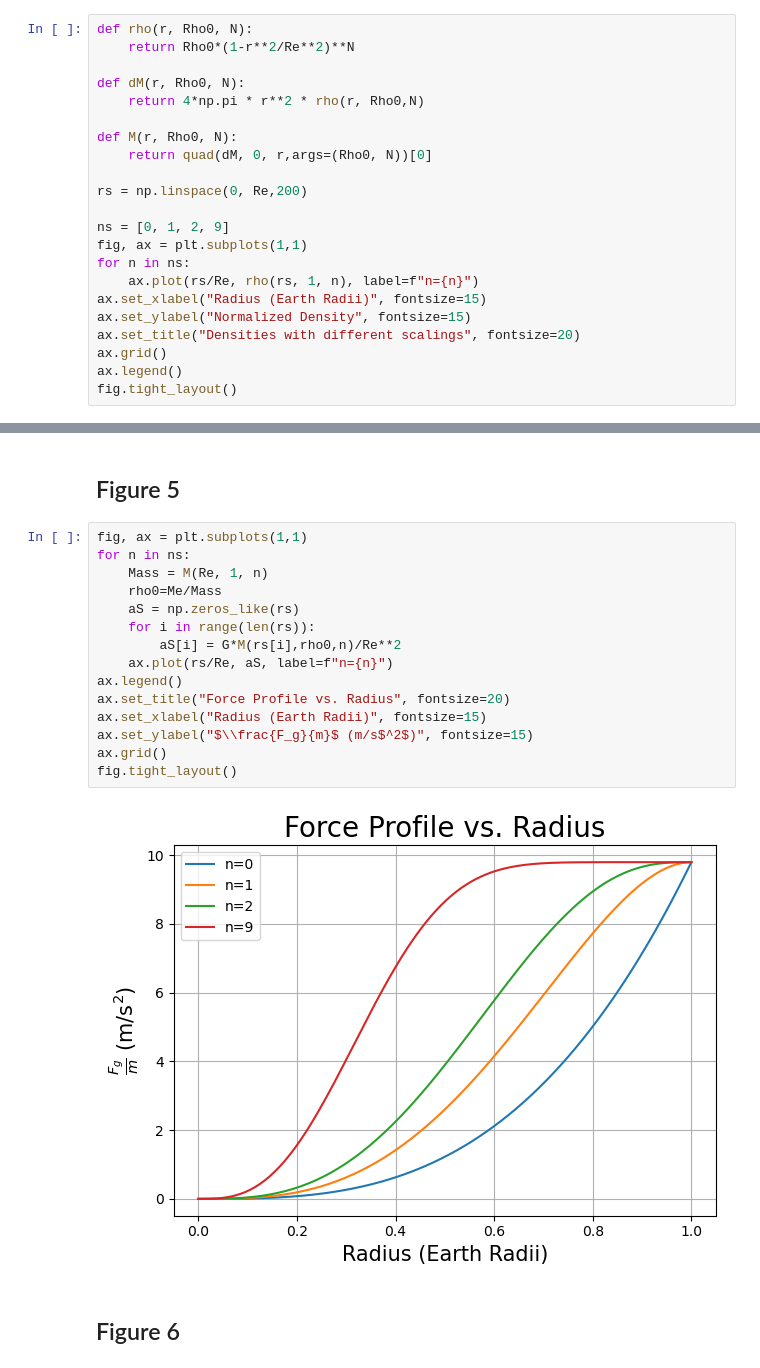
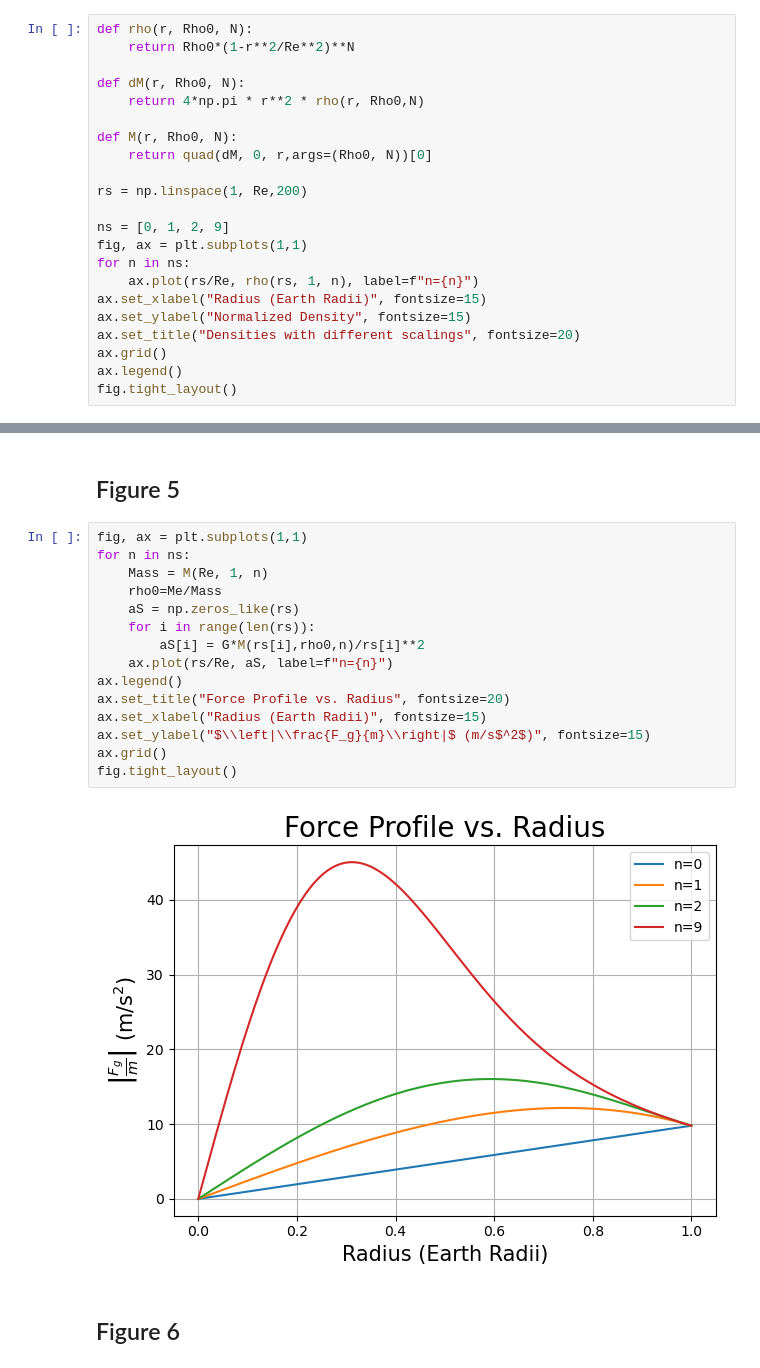
Before and after one commit to MatthewPrem/PHYS265-spring25, a Jupyter notebook: Lab2/Lab 2.ipynb, the cells around one changed output, grey strips where cells are left out. Drawn from its saved outputs; the diff is of its cells as text.

```diff
--- a/Lab2/Lab 2.ipynb
+++ b/Lab2/Lab 2.ipynb
@@ -322,7 +322,7 @@ def dM(r, Rho0, N):
 def M(r, Rho0, N):
     return quad(dM, 0, r,args=(Rho0, N))[0]
 
-rs = np.linspace(0, Re,200)
+rs = np.linspace(1, Re,200)
 
 ns = [0, 1, 2, 9]
 fig, ax = plt.subplots(1,1)
@@ -341,20 +341,20 @@ fig.tight_layout()
 # %%
 fig, ax = plt.subplots(1,1)
 for n in ns:
     Mass = M(Re, 1, n)
     rho0=Me/Mass
     aS = np.zeros_like(rs)
     for i in range(len(rs)):
-        aS[i] = G*M(rs[i],rho0,n)/Re**2
+        aS[i] = G*M(rs[i],rho0,n)/rs[i]**2
     ax.plot(rs/Re, aS, label=f"n={n}")
 ax.legend()
 ax.set_title("Force Profile vs. Radius", fontsize=20)
 ax.set_xlabel("Radius (Earth Radii)", fontsize=15)
-ax.set_ylabel("$\\frac{F_g}{m}$ (m/s$^2$)", fontsize=15)
+ax.set_ylabel("$\\left|\\frac{F_g}{m}\\right|$ (m/s$^2$)", fontsize=15)
 ax.grid()
 fig.tight_layout()
 # %% [output]
-[figure, old version]
+[figure, new version]
 # %% [markdown]
 ## Figure 6
 # %%
```
